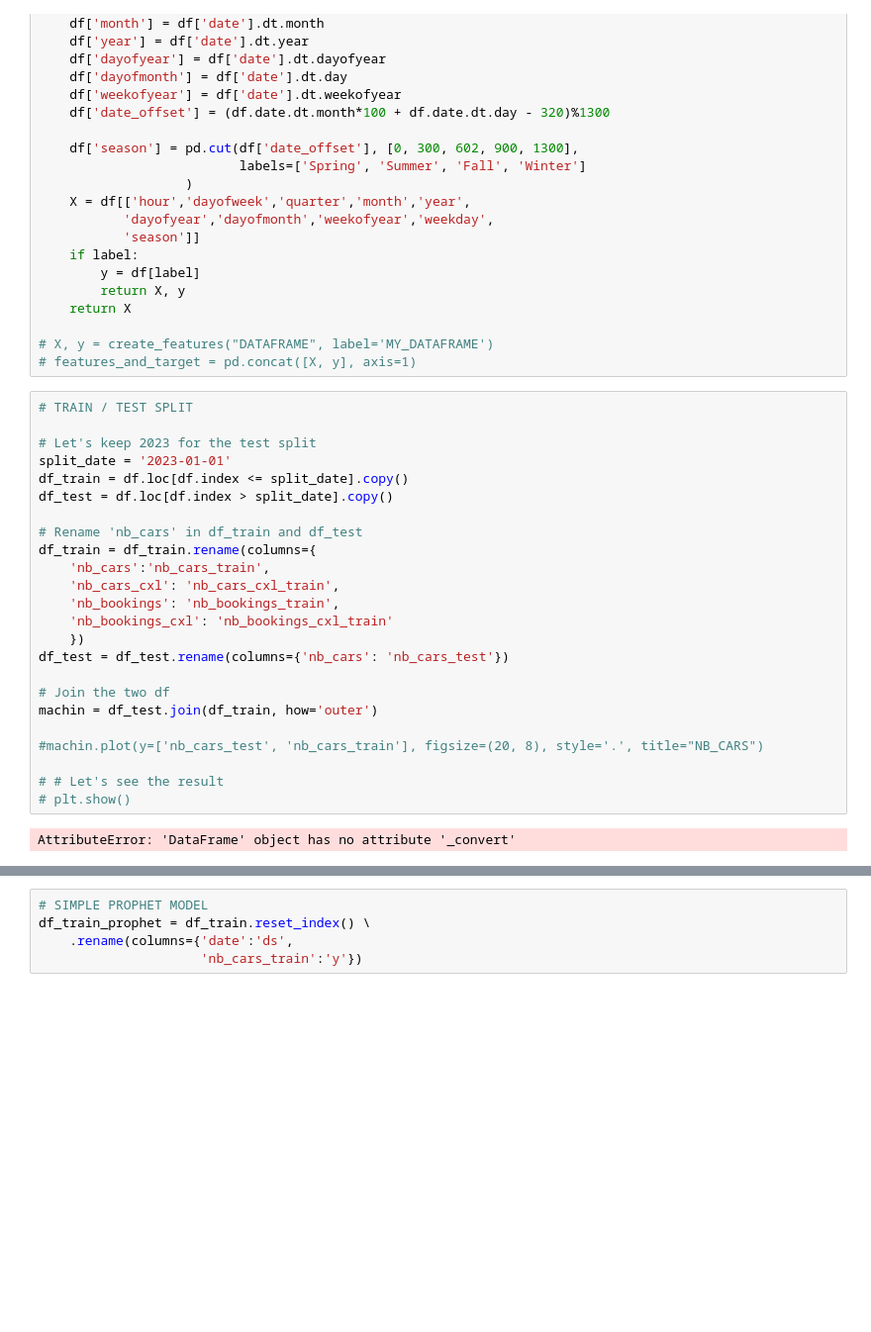
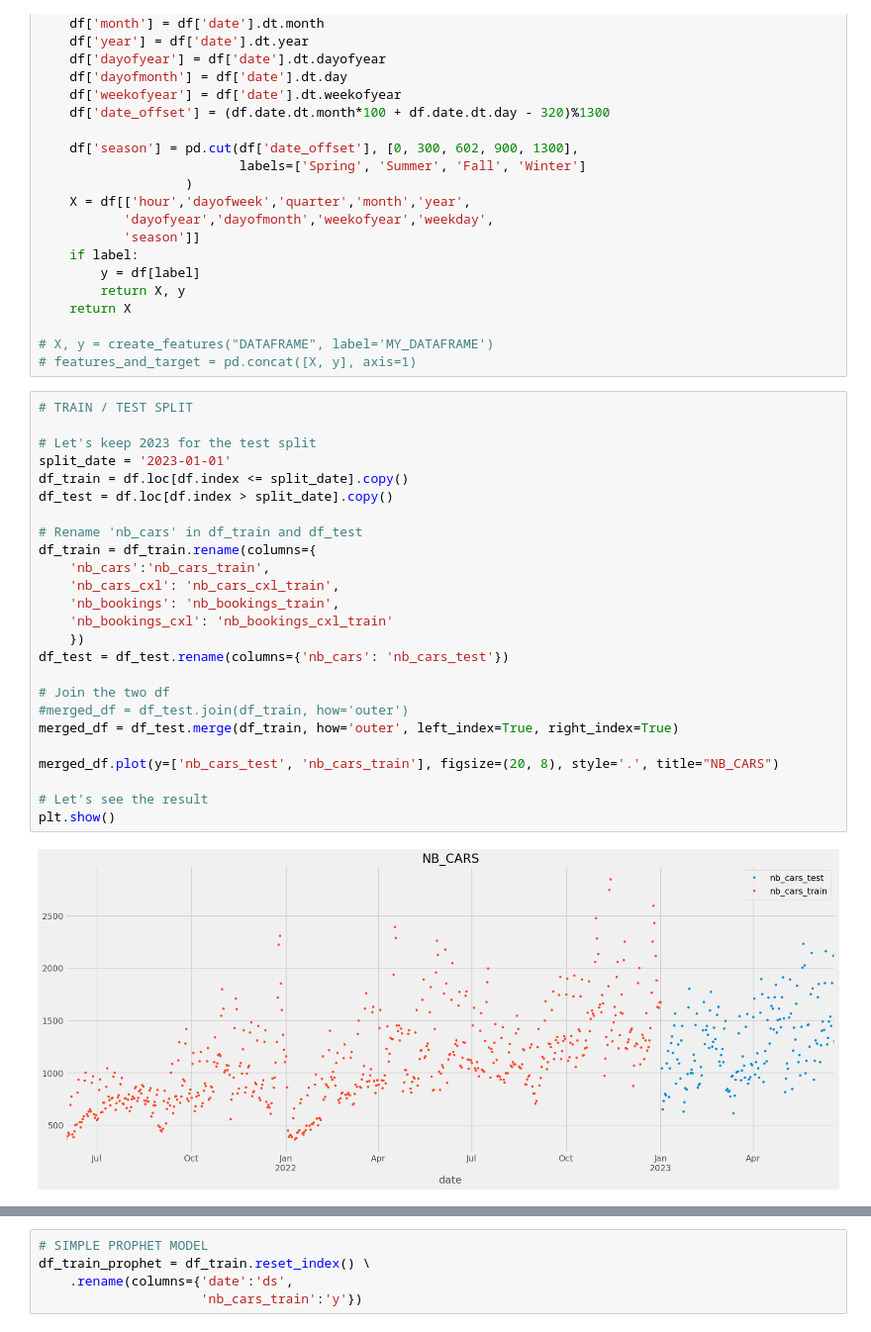
Before and after one commit to anaisetienne/carpark_forecast, a Jupyter notebook: notebooks/test_prophet.ipynb, the cells around one changed output, grey strips where cells are left out. Shown at 99% size. Saved outputs shown, nothing was run; the diff lists cells and outputs as text; blank space fills up the shorter version.

```diff
--- a/notebooks/test_prophet.ipynb
+++ b/notebooks/test_prophet.ipynb
@@ -67,26 +70,27 @@ def create_features(df, label=None):
 # %%
 # TRAIN / TEST SPLIT
 
 # Let's keep 2023 for the test split
 split_date = '2023-01-01'
 df_train = df.loc[df.index <= split_date].copy()
 df_test = df.loc[df.index > split_date].copy()
 
 # Rename 'nb_cars' in df_train and df_test
 df_train = df_train.rename(columns={
     'nb_cars':'nb_cars_train',
     'nb_cars_cxl': 'nb_cars_cxl_train',
     'nb_bookings': 'nb_bookings_train',
     'nb_bookings_cxl': 'nb_bookings_cxl_train'
     })
 df_test = df_test.rename(columns={'nb_cars': 'nb_cars_test'})
 
 # Join the two df
-machin = df_test.join(df_train, how='outer')
+#merged_df = df_test.join(df_train, how='outer')
+merged_df = df_test.merge(df_train, how='outer', left_index=True, right_index=True)
 
-#machin.plot(y=['nb_cars_test', 'nb_cars_train'], figsize=(20, 8), style='.', title="NB_CARS")
+merged_df.plot(y=['nb_cars_test', 'nb_cars_train'], figsize=(20, 8), style='.', title="NB_CARS")
 
-# # Let's see the result
-# plt.show()
+# Let's see the result
+plt.show()
 # %% [output]
-AttributeError: 'DataFrame' object has no attribute '_convert'
+[figure, added]
```
Also changed, not shown: parts of 5 cells of this notebook, 1 other file.
